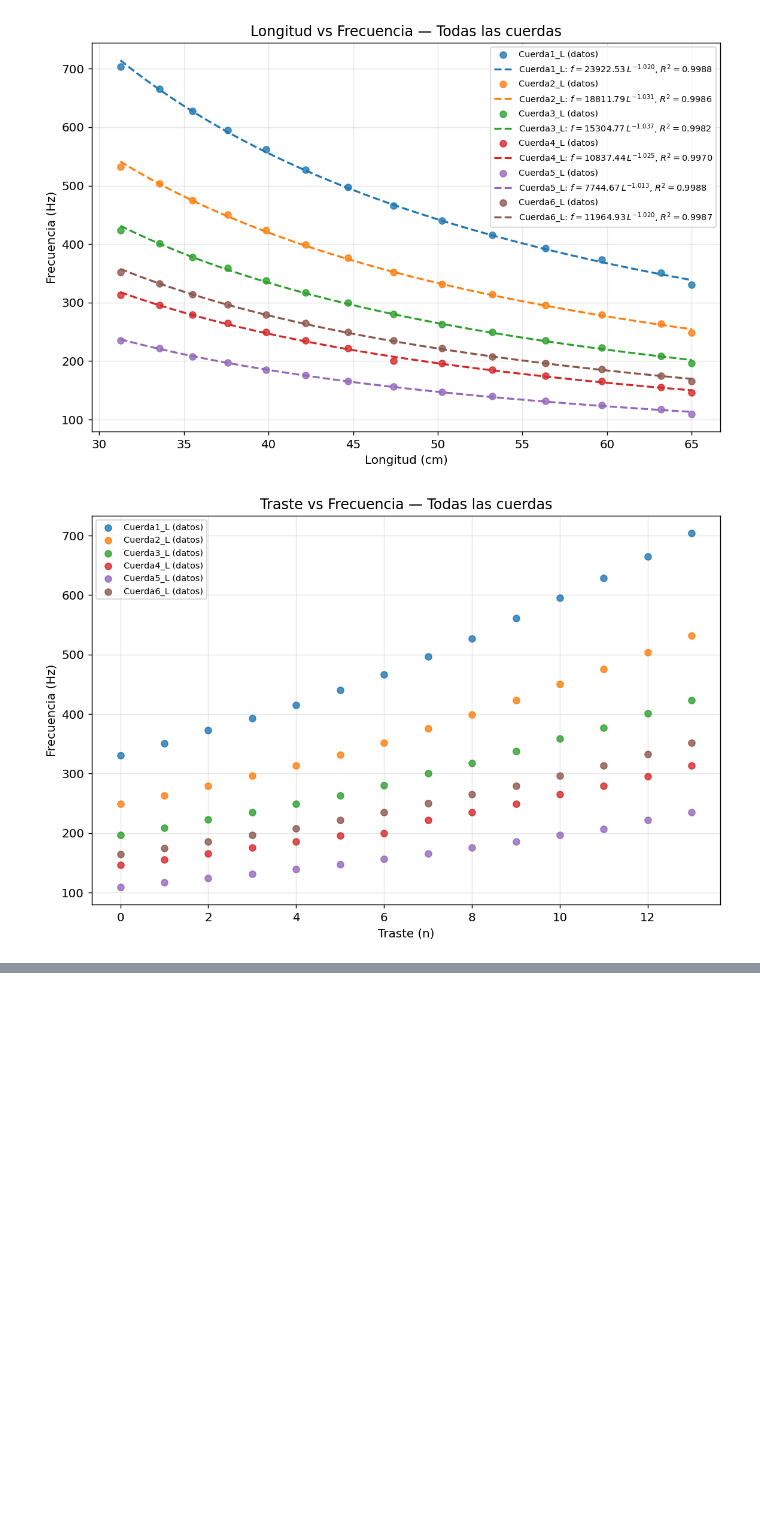
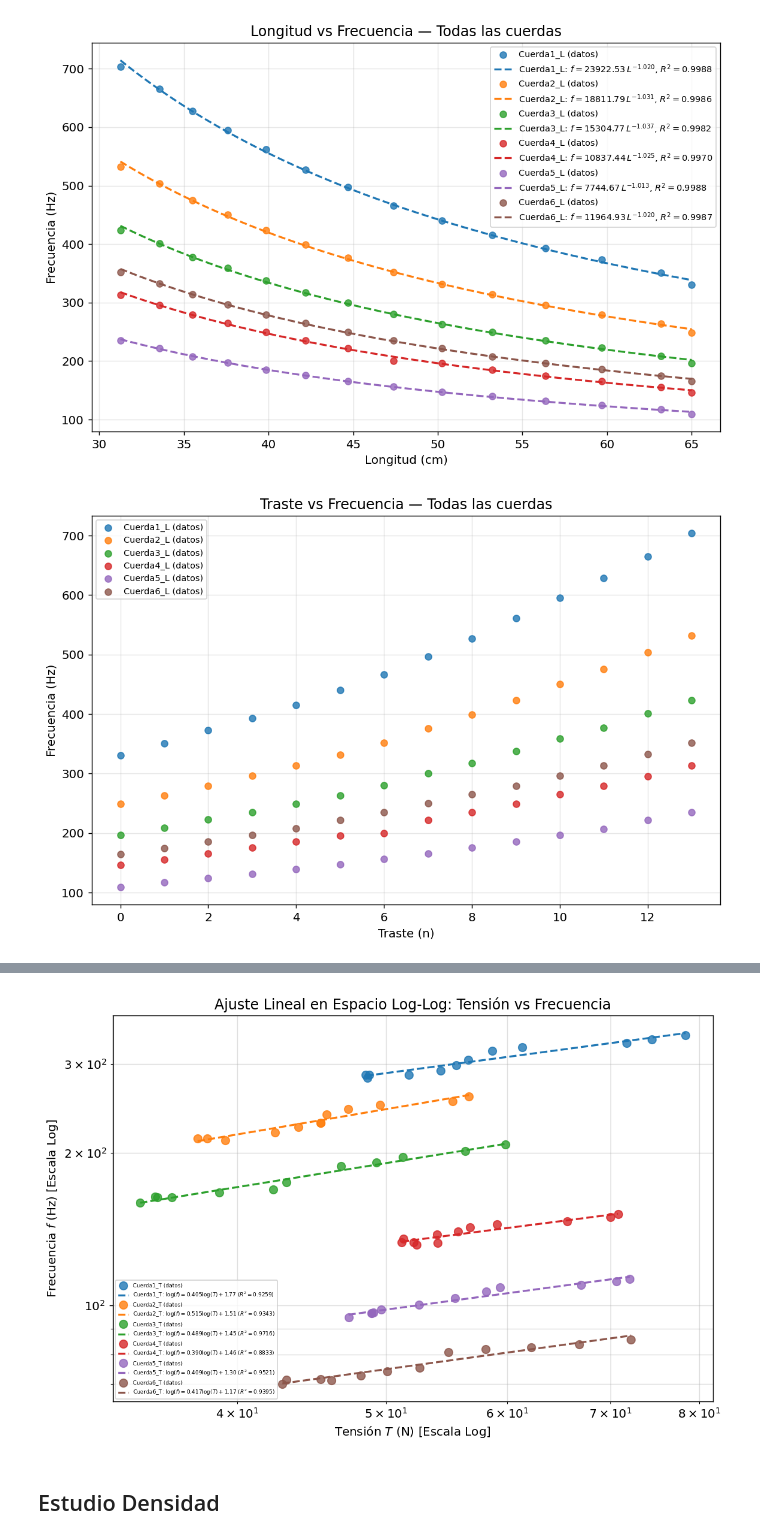
Before and after one commit to campereza043/MFC2026, a Jupyter notebook: Guitarra_F/Guitarra.ipynb, the cells around one changed output, grey strips where cells are left out. Drawn from its saved outputs; the diff is of its cells as text; code cells hidden in the pictures; blank space fills up the shorter version.

```diff
--- a/Guitarra_F/Guitarra.ipynb
+++ b/Guitarra_F/Guitarra.ipynb
@@ -189,0 +433,62 @@ plt.show()
+# %%
+# =====================================================================
+# CELDA 7 — Gráfica Log-Log: Tensión vs Frecuencia (Lineal)
+# =====================================================================
+import numpy as np
+import matplotlib.pyplot as plt
+
+colores = plt.cm.tab10.colors
+
+fig, ax = plt.subplots(figsize=(9, 6))
+
+for i, (nombre, data) in enumerate(dfs.items()):
+    color = colores[i % len(colores)]
+
+    # Extraemos datos asegurando que sean numéricos
+    x = data["Tension"].values.astype(float)
+    y = data["Frecuencia"].values.astype(float)
+
+    # Transformación logarítmica para el ajuste lineal
+    log_x = np.log10(x)
+    log_y = np.log10(y)
+
+    # Ajuste lineal: log(y) = slope * log(x) + intercept
+    slope, intercept = np.polyfit(log_x, log_y, 1)
+
+    # Cálculo del R² en el espacio logarítmico
+    y_pred = slope * log_x + intercept
+    r2 = 1 - (np.sum((log_y - y_pred)**2) / np.sum((log_y - np.mean(log_y))**2))
+
+    # Puntos experimentales
+    ax.scatter(x, y, color=color, zorder=3, alpha=0.8, s=55, label=f"{nombre} (datos)")
+
+    # Generamos la curva de ajuste para escala logarítmica
+    x_fit = np.geomspace(x.min(), x.max(), 100)
+    y_fit = (10**intercept) * (x_fit**slope)
+
+    # Graficamos la línea de ajuste
+    ax.plot(x_fit, y_fit, color=color, linewidth=1.8, linestyle="--",
+            label=f"{nombre}: $\log(f) = {slope:.3f}\log(T) + {intercept:.2f}$ ($R^2={r2:.4f}$)")
+
+# Configuración de escalas logarítmicas en ambos ejes
+ax.set_xscale('log')
+ax.set_yscale('log')
+
+# Etiquetas con notación matemática
+ax.set_xlabel("Tensión $T$ (N) [Escala Log]")
+ax.set_ylabel("Frecuencia $f$ (Hz) [Escala Log]")
+ax.set_title("Ajuste Lineal en Espacio Log-Log: Tensión vs Frecuencia")
+
+# Grilla técnica para escalas logarítmicas
+ax.grid(True, which="both", ls="-", alpha=0.4)
+
+# Ajuste de la leyenda para que no tape los datos
+ax.legend(fontsize=5, loc='best')
+
+plt.tight_layout()
+plt.savefig("LogLog_TensionVsFrecuencia.png", dpi=150)
+plt.show()
+# %% [output]
+[figure, added]
+# %% [markdown]
+## Estudio Densidad
```
Also changed, not shown: parts of 13 cells of this notebook, 4 other files.
